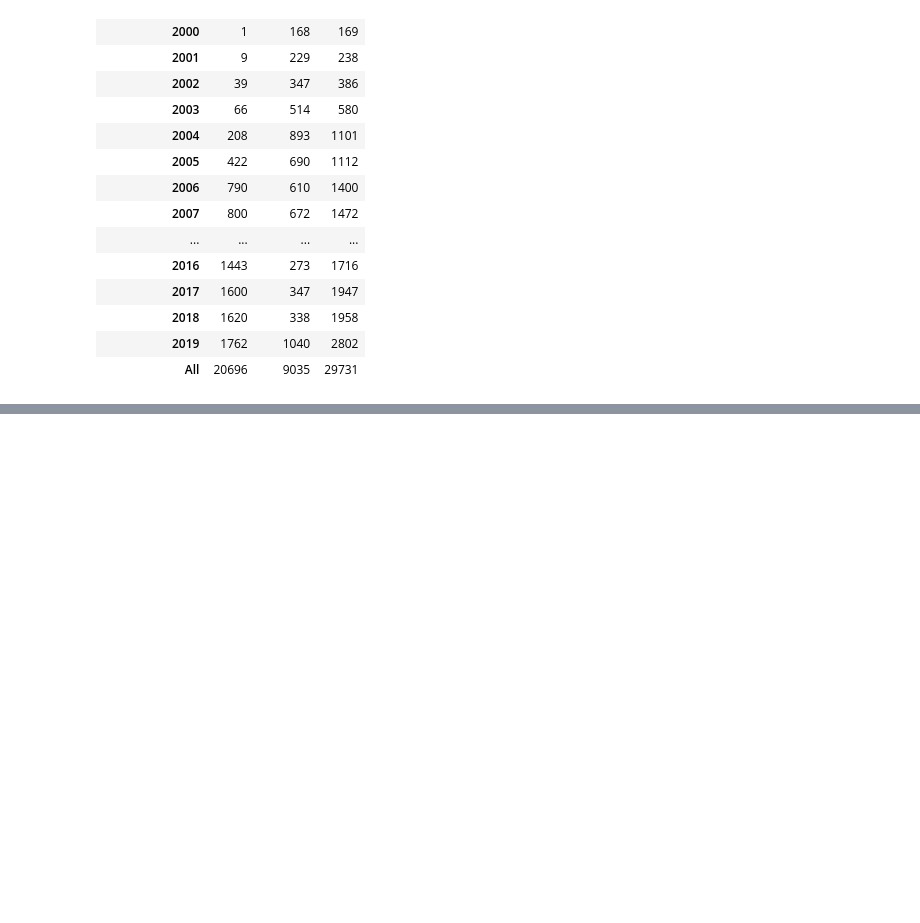
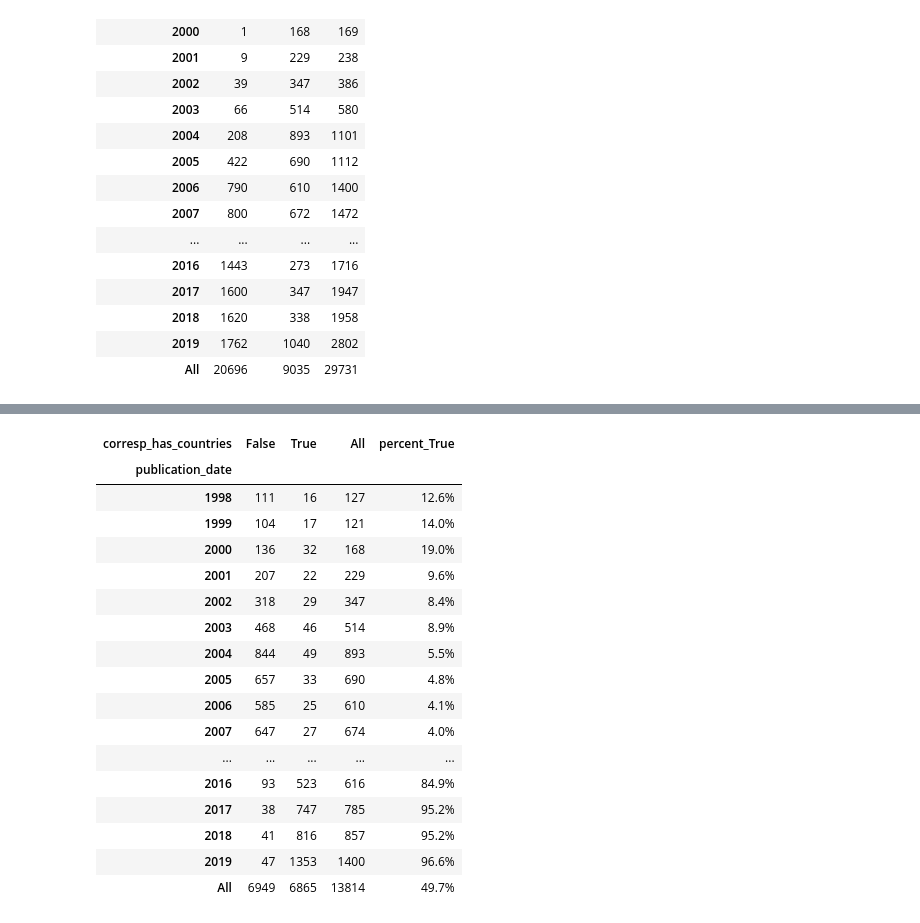
Before and after one commit to greenelab/iscb-diversity, a Jupyter notebook: 08.corresponding-authors.ipynb, the cells around one changed output, grey strips where cells are left out. Cells and saved outputs as stored; diff of their text form; code cells hidden in the pictures; blank space fills up the shorter version.

```diff
--- a/08.corresponding-authors.ipynb
+++ b/08.corresponding-authors.ipynb
@@ -163,3 +195,8 @@ pandas.crosstab(source_df.publication_date.str.slice(0, 4), source_df.source, ma
 | 2018 | 1620 | 338 | 1958 |
 | 2019 | 1762 | 1040 | 2802 |
 | All | 20696 | 9035 | 29731 |
+# %%
+# Number of articles where all corresponding authors have assigned countries by journal
+articles_with_na_countries = set(corresp_df.loc[corresp_df.countries.isna()].pmid)
+source_df["corresp_has_countries"] = ~source_df.pmid.isin(articles_with_na_countries)
+pandas.crosstab(source_df.journal, source_df.corresp_has_countries, margins=True)
@@ -166,2 +223,29 @@ pandas.crosstab(source_df.publication_date.str.slice(0, 4), source_df.source, ma
+# %%
+# Pecent of Bioinformatics articles where corresponding authors have assinged countries by year
+source_bioinf_df = source_df.query("journal == 'Bioinformatics'")
+bioinf_year_df = pandas.crosstab(
+    source_bioinf_df.publication_date.str.slice(0, 4), source_bioinf_df.corresp_has_countries,
+    margins=True)
+bioinf_year_df["percent_True"] = (bioinf_year_df[True] / bioinf_year_df['All']).map("{:.1%}".format)
+bioinf_year_df
+# %% [output]
+| corresp_has_countries | False | True | All | percent_True |
+| publication_date |  |  |  |  |
+| 1998 | 111 | 16 | 127 | 12.6% |
+| 1999 | 104 | 17 | 121 | 14.0% |
+| 2000 | 136 | 32 | 168 | 19.0% |
+| 2001 | 207 | 22 | 229 | 9.6% |
+| 2002 | 318 | 29 | 347 | 8.4% |
+| 2003 | 468 | 46 | 514 | 8.9% |
+| 2004 | 844 | 49 | 893 | 5.5% |
+| 2005 | 657 | 33 | 690 | 4.8% |
+| 2006 | 585 | 25 | 610 | 4.1% |
+| 2007 | 647 | 27 | 674 | 4.0% |
+| ... | ... | ... | ... | ... |
+| 2016 | 93 | 523 | 616 | 84.9% |
+| 2017 | 38 | 747 | 785 | 95.2% |
+| 2018 | 41 | 816 | 857 | 95.2% |
+| 2019 | 47 | 1353 | 1400 | 96.6% |
+| All | 6949 | 6865 | 13814 | 49.7% |
 # %%
 corresp_df.to_csv('data/names/corresponding-authors.tsv.xz', sep='\t', index=False)
```
Also changed, not shown: parts of 7 cells of this notebook, 1 other file.
